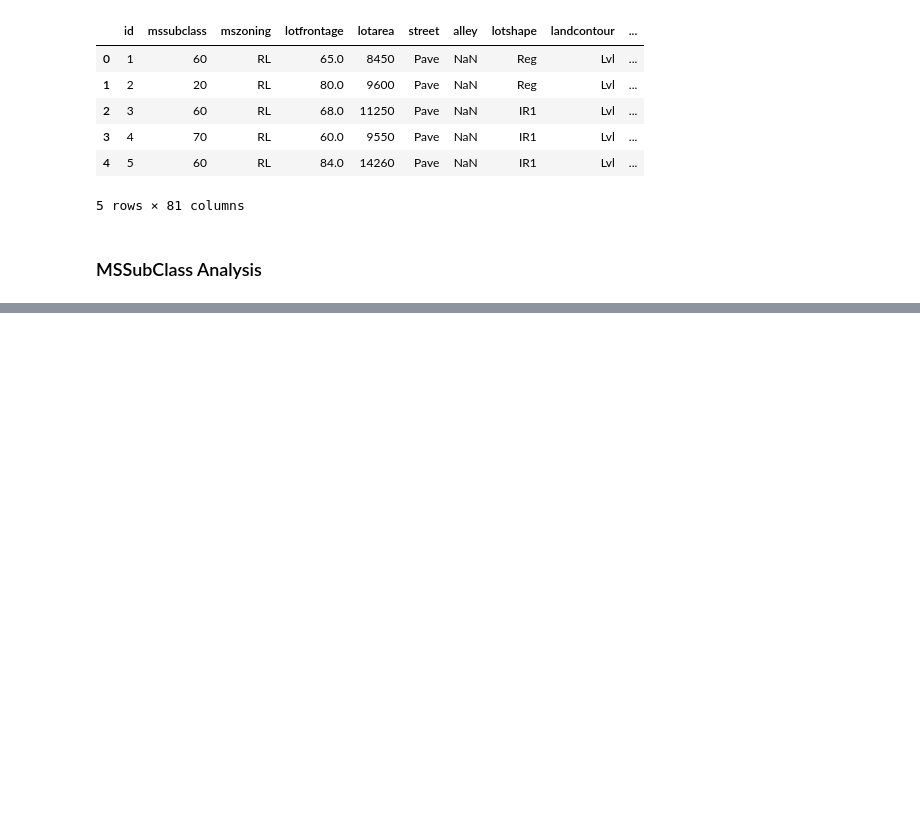
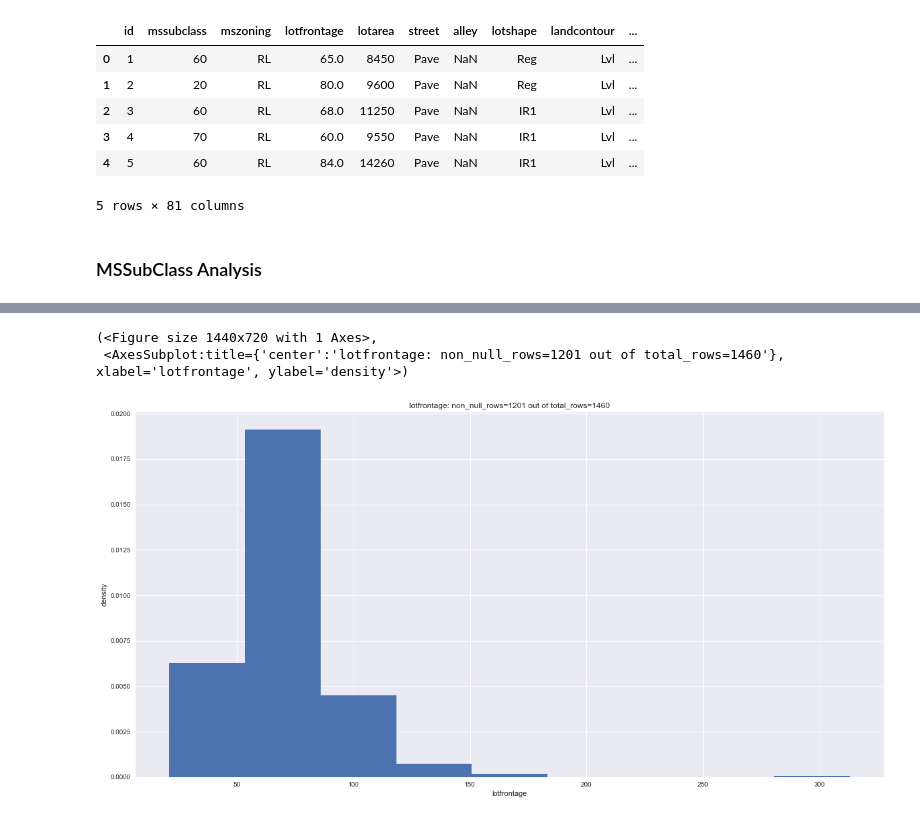
Before and after one commit to aureliolova/house_prices, a Jupyter notebook: EDA/EDA_I.ipynb, the cells around one changed output, grey strips where cells are left out. Drawn from its saved outputs; the diff is of its cells as text; code cells hidden in the pictures; blank space fills up the shorter version.

```diff
--- a/EDA/EDA_I.ipynb
+++ b/EDA/EDA_I.ipynb
@@ -121,0 +101,7 @@ AttributeError: 'Rectangle' object has no property 'plot'
+# %%
+num_col='lotfrontage'
+make_hist(data=data, num_col=num_col, log=False)
+# %% [output]
+(<Figure size 1440x720 with 1 Axes>,
+ <AxesSubplot:title={'center':'lotfrontage: non_null_rows=1201 out of total_rows=1460'}, xlabel='lotfrontage', ylabel='density'>)
+[figure, added]
```
Also changed, not shown: parts of 18 cells of this notebook, 2 other files.
